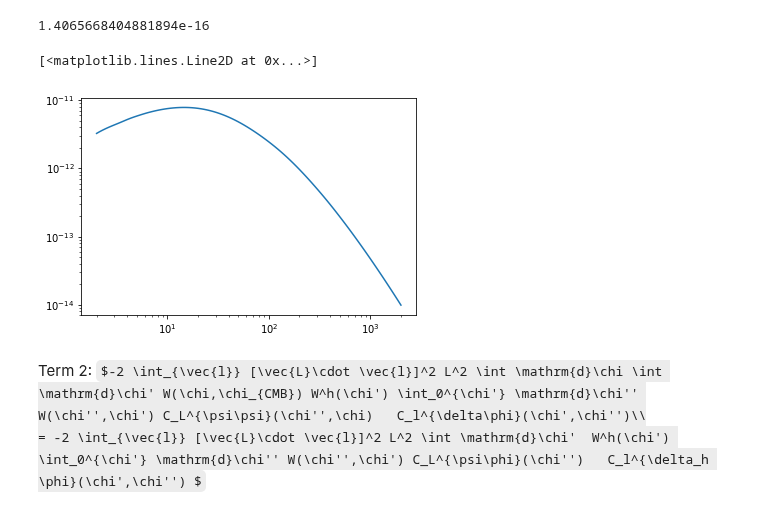
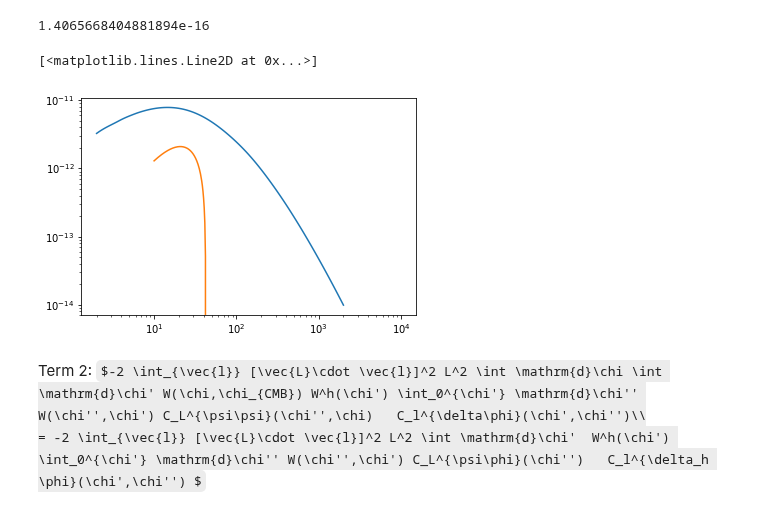
Before and after one commit to VMBoehm/postlimber, a Jupyter notebook: notebooks/PostBornTerms without Limber new approach- additional terms.ipynb, the cells around one changed output. Cells and saved outputs as stored; diff of their text form; code cells hidden in the pictures; some formulas as TeX source.

```diff
--- a/notebooks/PostBornTerms without Limber new approach- additional terms.ipynb
+++ b/notebooks/PostBornTerms without Limber new approach- additional terms.ipynb
@@ -147,11 +147,14 @@ res=[]
 for LL in L:
     res+=[l_integration_1(MB1,LL,l)]
 res = np.asarray(res)
-# %%
-plt.loglog(L,res)
-# %% [output]
-[<matplotlib.lines.Line2D at 0x...>]
-[figure, removed]
+# %%
+L_, corrs = np.load('../output/LimberPostBornResultsLSST.npy')
+plt.loglog(L,res)
+plt.loglog(L_,corrs[-1])
+plt.loglog(L_,-corrs[-1],color-'coral',ls='--')
+# %% [output]
+[<matplotlib.lines.Line2D at 0x...>]
+[figure, added]
 # %% [markdown]
 
 Term 2:
```
Also changed, not shown: parts of 6 cells of this notebook.
